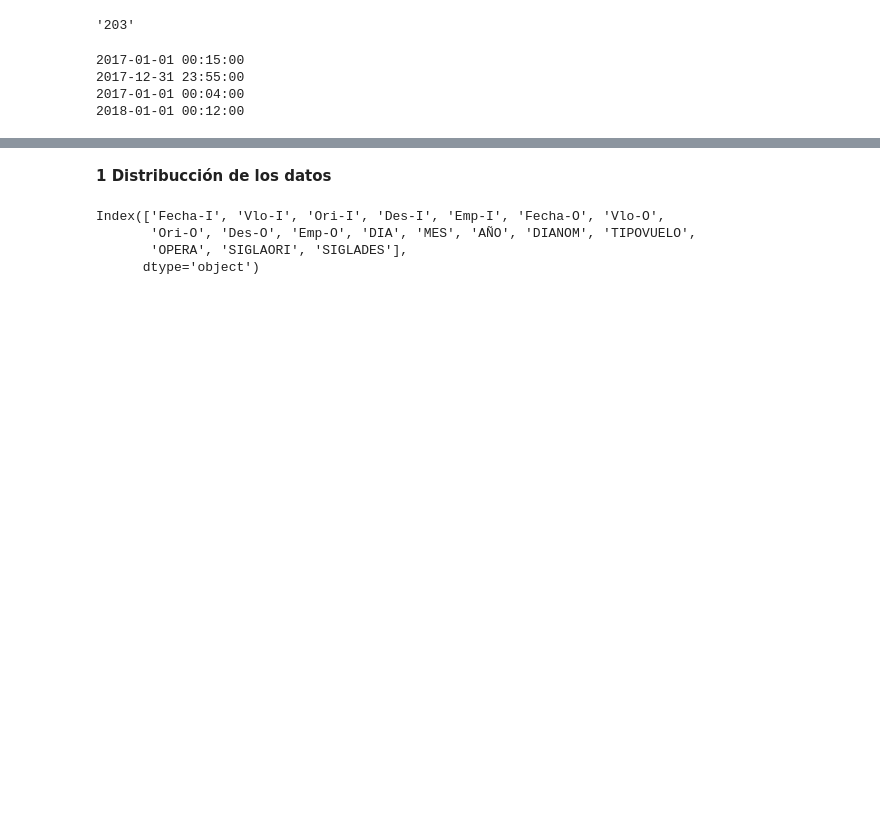
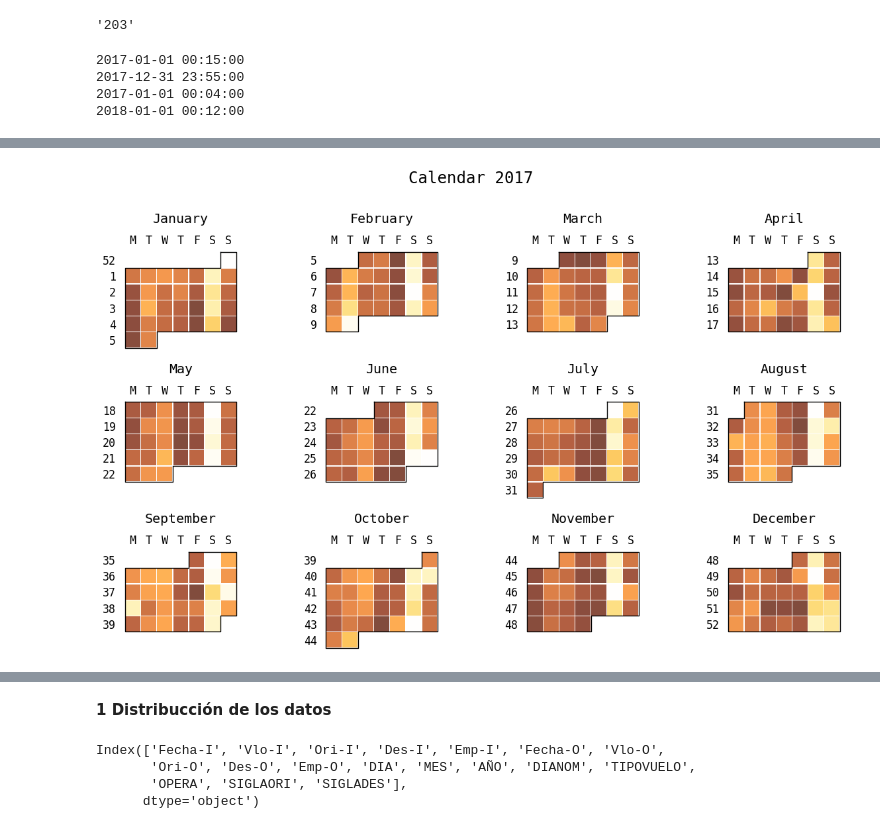
Before and after one commit to dfosoriom/LATAM_Airlines, a Jupyter notebook: solution.ipynb, the cells around one changed output, grey strips where cells are left out. Saved outputs shown, nothing was run; the diff lists cells and outputs as text; code cells hidden in the pictures; blank space fills up the shorter version.

```diff
--- a/solution.ipynb
+++ b/solution.ipynb
@@ -267,0 +251,6 @@ print(df['Fecha-O'].max())
+# %%
+#Creació de mapa de calor 2
+df_cmap= dfe['Fecha_plan'].value_counts().rename_axis('Fechas_conteo').reset_index(name='cantidad')
+july.calendar_plot(df_cmap.Fechas_conteo, data = df_cmap["cantidad"], cmap = 'golden');
+# %% [output]
+[figure, added]
```
Also changed, not shown: parts of 46 cells of this notebook, 1 other file.
